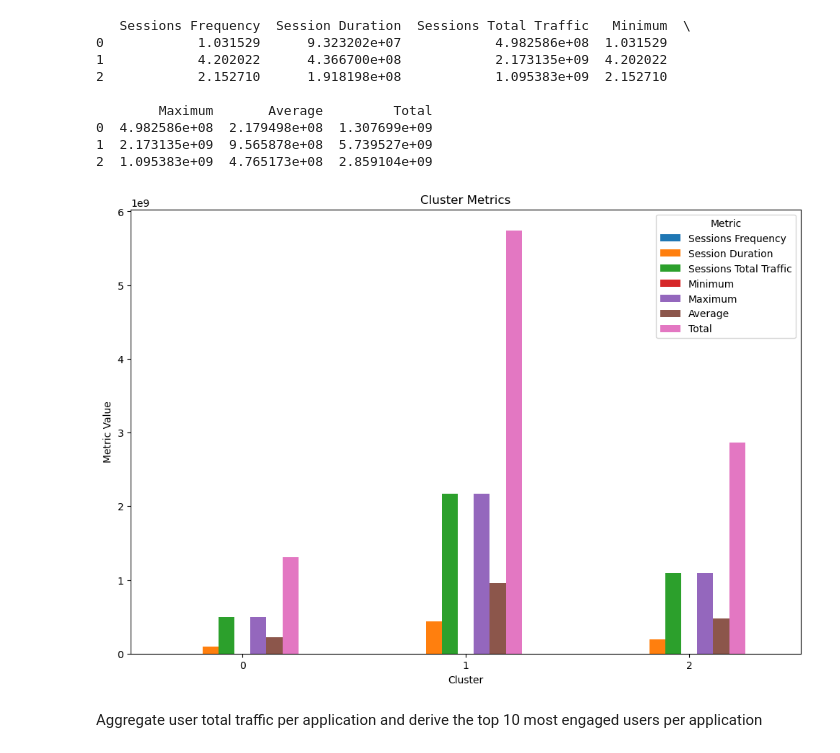
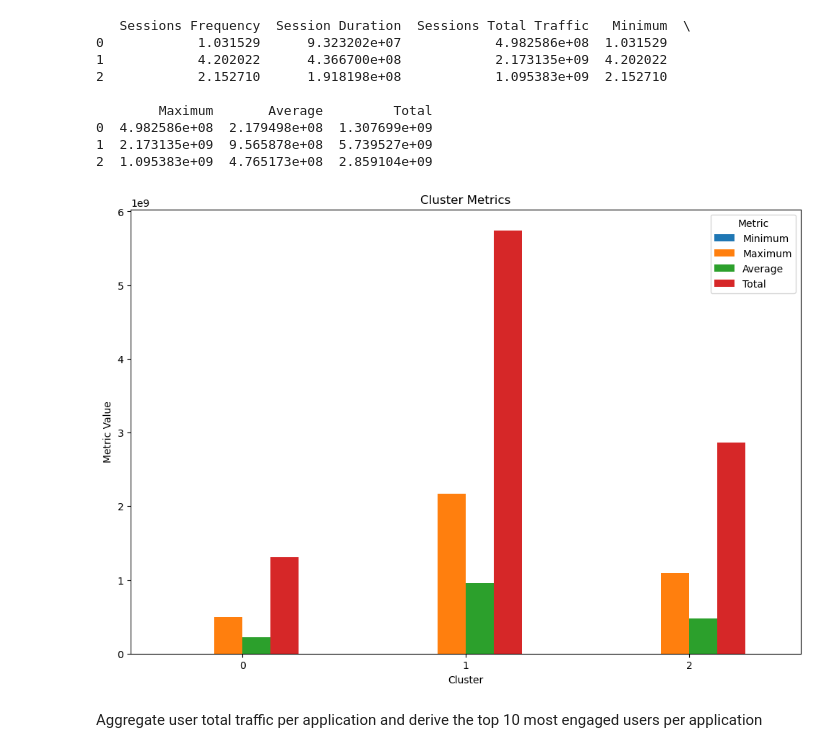
Before and after one commit to cheronodaisy/user-analytics-week1, a Jupyter notebook: notebooks/task_3.ipynb, the cells around one changed output. Saved outputs shown, nothing was run; the diff lists cells and outputs as text; code cells hidden in the pictures.

```diff
--- a/notebooks/task_3.ipynb
+++ b/notebooks/task_3.ipynb
@@ -173,15 +172,15 @@ print(cluster_metrics)
 1  2.173135e+09  9.565878e+08  5.739527e+09
 2  1.095383e+09  4.765173e+08  2.859104e+09
 # %%
-cluster_metrics.plot(kind='bar', figsize=(12, 8))
+cluster_metrics[['Minimum', 'Maximum', 'Average', 'Total']].plot(kind='bar', figsize=(12, 8))
 plt.title('Cluster Metrics')
 plt.xlabel('Cluster')
 plt.ylabel('Metric Value')
 plt.xticks(rotation=0)
 plt.legend(title='Metric')
 plt.show()
 # %% [output]
-[figure, old version]
+[figure, new version]
 # %% [markdown]
 Aggregate user total traffic per application and derive the top 10 most engaged users per application
 # %%
```
Also changed, not shown: parts of 7 cells of this notebook.
